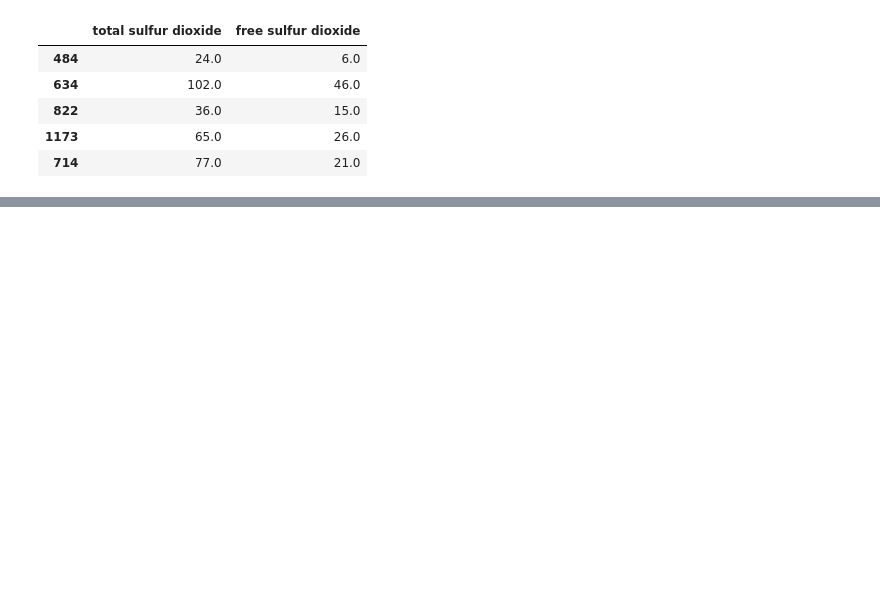
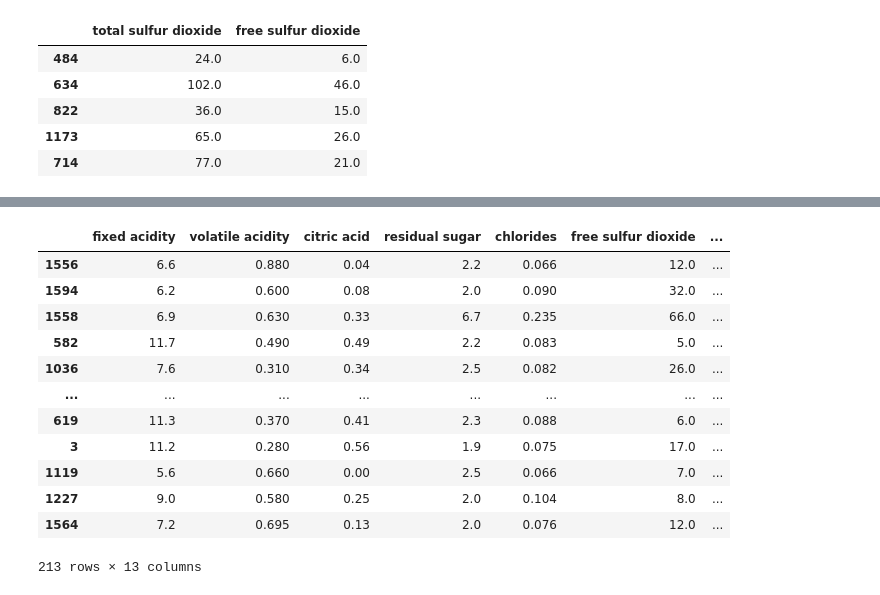
Before and after one commit to Izardo/Machine-Learning-and-Statistics, a Jupyter notebook: scikit-learn.ipynb, the cells around one changed output, grey strips where cells are left out. Saved outputs shown, nothing was run; the diff lists cells and outputs as text; code cells hidden in the pictures; blank space fills up the shorter version.

```diff
--- a/scikit-learn.ipynb
+++ b/scikit-learn.ipynb
@@ -267,0 +387,18 @@ TypeError: 'Series' object is not callable
+# %%
+# Shows the misclassified data.
+misclass = test[test['predicted'] != test['quality']]
+misclass
+# %% [output]
+|  | fixed acidity | volatile acidity | citric acid | residual sugar | chlorides | free sulfur dioxide | ... |
+| 1556 | 6.6 | 0.880 | 0.04 | 2.2 | 0.066 | 12.0 | ... |
+| 1594 | 6.2 | 0.600 | 0.08 | 2.0 | 0.090 | 32.0 | ... |
+| 1558 | 6.9 | 0.630 | 0.33 | 6.7 | 0.235 | 66.0 | ... |
+| 582 | 11.7 | 0.490 | 0.49 | 2.2 | 0.083 | 5.0 | ... |
+| 1036 | 7.6 | 0.310 | 0.34 | 2.5 | 0.082 | 26.0 | ... |
+| ... | ... | ... | ... | ... | ... | ... | ... |
+| 619 | 11.3 | 0.370 | 0.41 | 2.3 | 0.088 | 6.0 | ... |
+| 3 | 11.2 | 0.280 | 0.56 | 1.9 | 0.075 | 17.0 | ... |
+| 1119 | 5.6 | 0.660 | 0.00 | 2.5 | 0.066 | 7.0 | ... |
+| 1227 | 9.0 | 0.580 | 0.25 | 2.0 | 0.104 | 8.0 | ... |
+| 1564 | 7.2 | 0.695 | 0.13 | 2.0 | 0.076 | 12.0 | ... |
+213 rows × 13 columns
```
Also changed, not shown: parts of 22 cells of this notebook.
